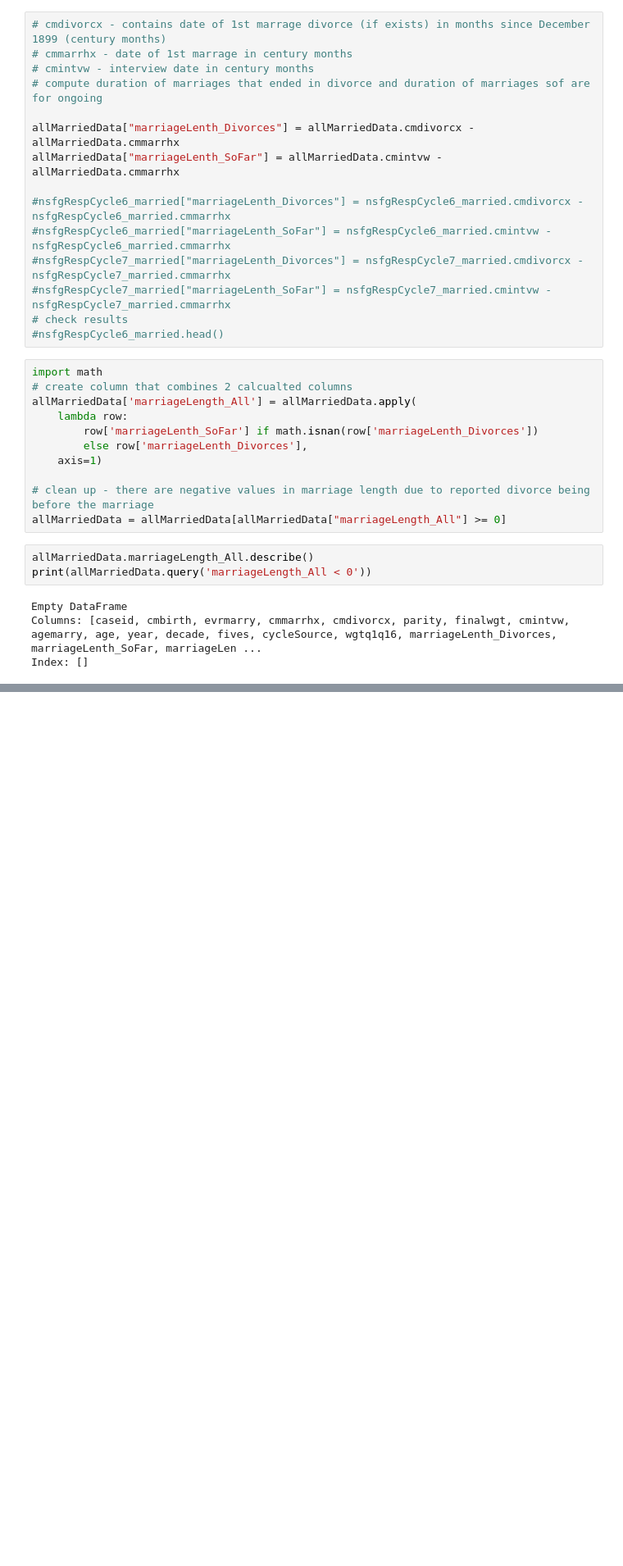
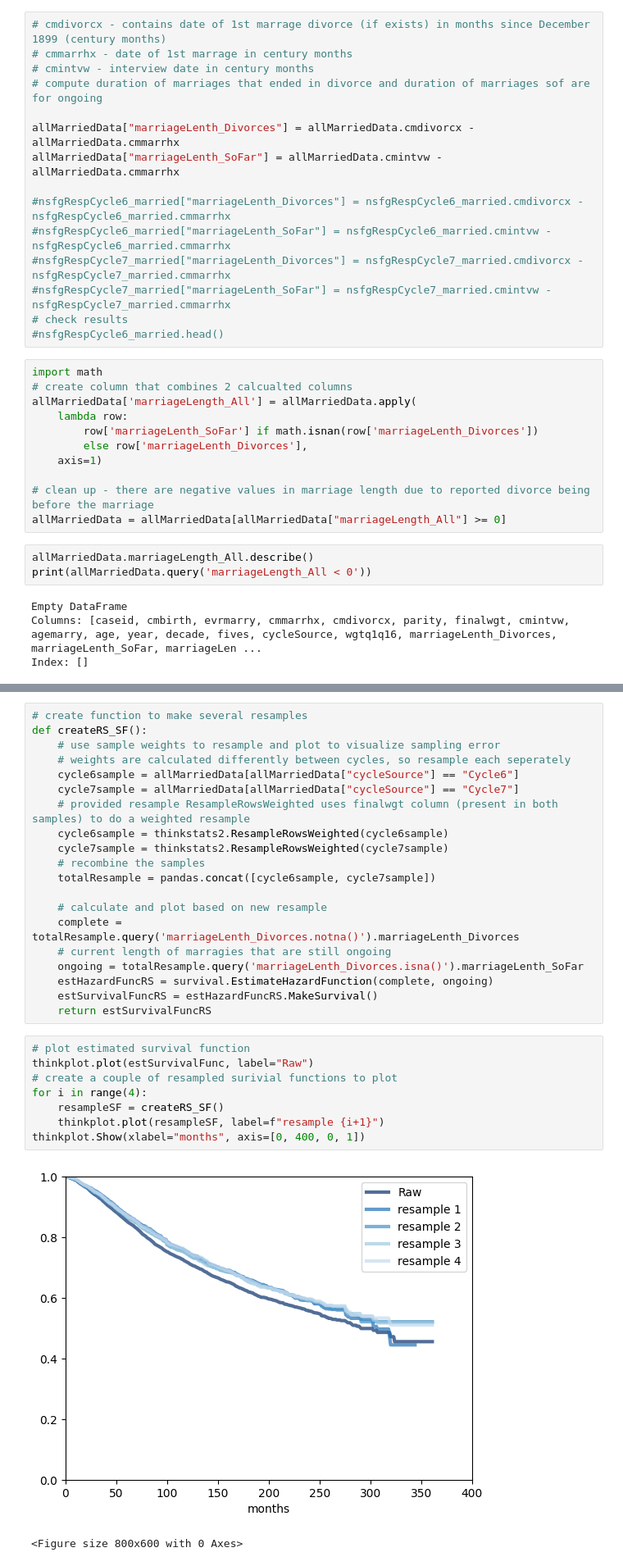
Before and after one commit to ryfrank/DSC530-FinalProject, a Jupyter notebook: Frank530Week10.ipynb, the cells around one changed output, grey strips where cells are left out. Shown: that part at 82% size. Cells and saved outputs as stored; diff of their text form; blank space fills up the shorter version.

```diff
--- a/Frank530Week10.ipynb
+++ b/Frank530Week10.ipynb
@@ -171,0 +198,31 @@ thinkplot.plot(sf)
+# %%
+# create function to make several resamples
+def createRS_SF():
+    # use sample weights to resample and plot to visualize sampling error
+    # weights are calculated differently between cycles, so resample each seperately
+    cycle6sample = allMarriedData[allMarriedData["cycleSource"] == "Cycle6"]
+    cycle7sample = allMarriedData[allMarriedData["cycleSource"] == "Cycle7"]
+    # provided resample ResampleRowsWeighted uses finalwgt column (present in both samples) to do a weighted resample
+    cycle6sample = thinkstats2.ResampleRowsWeighted(cycle6sample)
+    cycle7sample = thinkstats2.ResampleRowsWeighted(cycle7sample)
+    # recombine the samples
+    totalResample = pandas.concat([cycle6sample, cycle7sample])
+
+    # calculate and plot based on new resample
+    complete = totalResample.query('marriageLenth_Divorces.notna()').marriageLenth_Divorces
+    # current length of marragies that are still ongoing
+    ongoing = totalResample.query('marriageLenth_Divorces.isna()').marriageLenth_SoFar
+    estHazardFuncRS = survival.EstimateHazardFunction(complete, ongoing)
+    estSurvivalFuncRS = estHazardFuncRS.MakeSurvival()
+    return estSurvivalFuncRS
+# %%
+# plot estimated survival function
+thinkplot.plot(estSurvivalFunc, label="Raw")
+# create a couple of resampled surivial functions to plot
+for i in range(4):
+    resampleSF = createRS_SF()
+    thinkplot.plot(resampleSF, label=f"resample {i+1}")
+thinkplot.Show(xlabel="months", axis=[0, 400, 0, 1])
+# %% [output]
+[figure, added]
+<Figure size 800x600 with 0 Axes>
```
Also changed, not shown: parts of 6 cells of this notebook.
